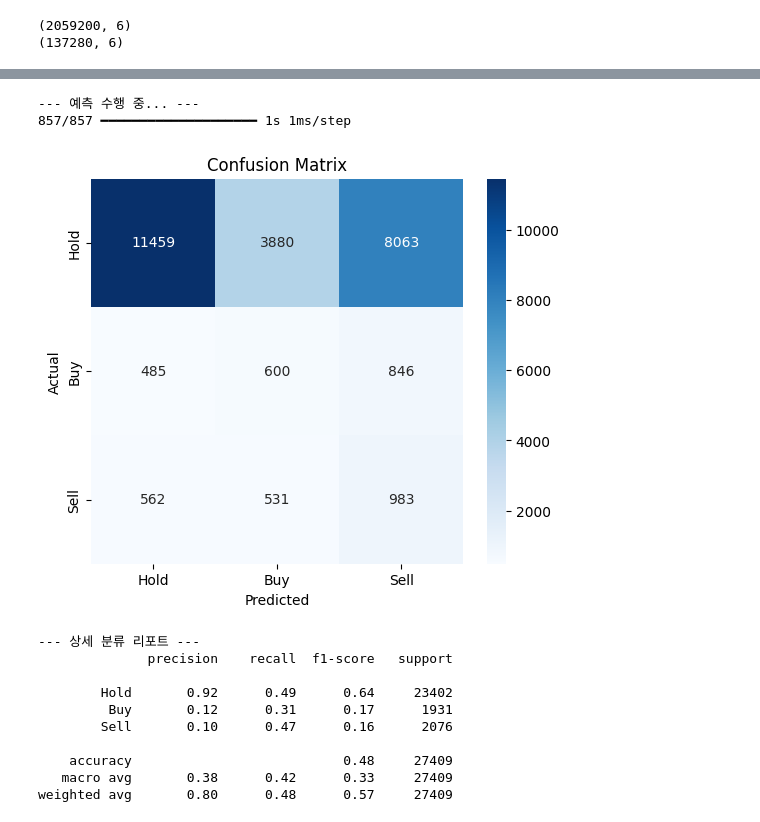
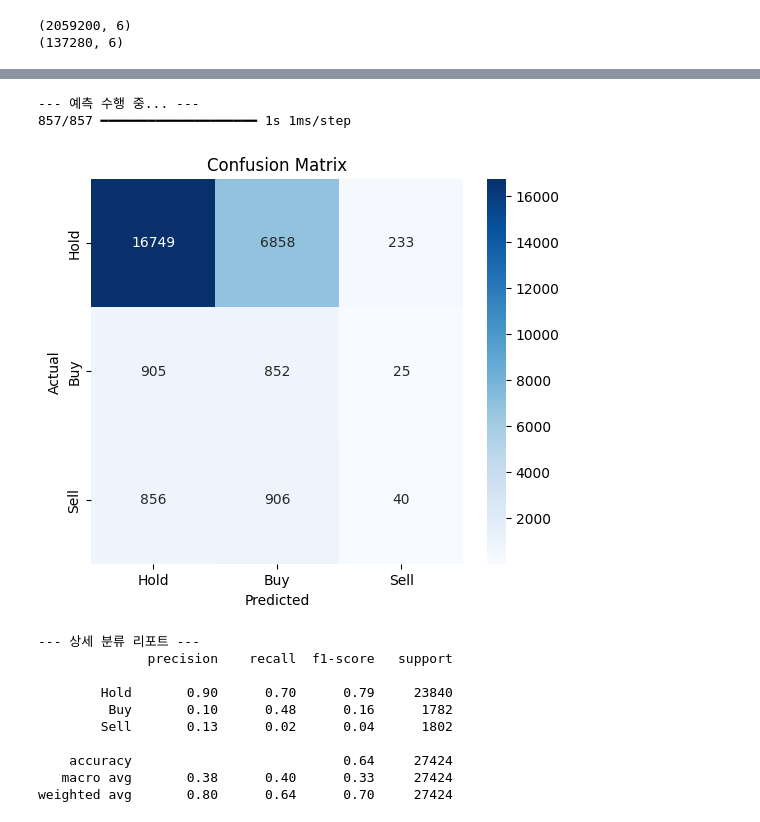
Before and after one commit to dongbin300/PyLab, a Jupyter notebook: Labs/Crypto/CNN-LSTM/CNN-LSTM2.ipynb, the cells around one changed output, grey strips where cells are left out. Saved outputs shown, nothing was run; the diff lists cells and outputs as text; code cells hidden in the pictures.

```diff
--- a/Labs/Crypto/CNN-LSTM/CNN-LSTM2.ipynb
+++ b/Labs/Crypto/CNN-LSTM/CNN-LSTM2.ipynb
@@ -133,7 +159,7 @@ df.shape
 # 데이터 정규화
 # ---------------------------------------------------------
 # 입력 피처 선택 (시간 제외, 미래 참조 데이터 제외)
-feature_cols = ['open', 'high', 'low', 'close', 'volume', 'ma_7', 'ma_25', 'ma_99', 'rsi', 'upper_band', 'lower_band', 'vol_change']
+feature_cols = ['open', 'high', 'low', 'close', 'volume', 'cci', 'cci_ma', 'cci_std', 'cci_upper', 'cci_lower', 'tenkan_sen', 'kijun_sen', 'senkou_span_a', 'senkou_span_b']
 target_col = 'label'
 # Train/Test 분리 (시계열 순서 유지)
 train_size = int(len(df) * 0.8)
@@ -324,45 +349,45 @@ Epoch 10/50
 # %%
 # ---------------------------------------------------------
 # 모델 평가 및 혼동 행렬 (Confusion Matrix)
 # ---------------------------------------------------------
 
 # 저장된 최고 성능 모델 불러오기
-best_model = tf.keras.models.load_model('best_btc_bot_model.keras')
+best_model = tf.keras.models.load_model('cci001_best_model.keras')
 
 # 테스트 데이터 예측
 print("\n--- 예측 수행 중... ---")
 pred_probs = best_model.predict(X_test)
 pred_classes = np.argmax(pred_probs, axis=1) # 확률 -> 0, 1, 2 클래스로 변환
 true_classes = np.argmax(y_test, axis=1)     # 정답 데이터
 
 # 혼동 행렬 시각화
 cm = confusion_matrix(true_classes, pred_classes)
 plt.figure(figsize=(6, 5))
 sns.heatmap(cm, annot=True, fmt='d', cmap='Blues',
             xticklabels=['Hold', 'Buy', 'Sell'],
             yticklabels=['Hold', 'Buy', 'Sell'])
 plt.xlabel('Predicted')
 plt.ylabel('Actual')
 plt.title('Confusion Matrix')
 plt.show()
 
 # 상세 리포트 출력
 print("\n--- 상세 분류 리포트 ---")
 print(classification_report(true_classes, pred_classes, target_names=['Hold', 'Buy', 'Sell']))
 # %% [output]
 --- 예측 수행 중... ---
 857/857 ━━━━━━━━━━━━━━━━━━━━ 1s 1ms/step
-[figure, old version]
+[figure, new version]
 --- 상세 분류 리포트 ---
               precision    recall  f1-score   support
 
-        Hold       0.92      0.49      0.64     23402
-         Buy       0.12      0.31      0.17      1931
-        Sell       0.10      0.47      0.16      2076
+        Hold       0.90      0.70      0.79     23840
+         Buy       0.10      0.48      0.16      1782
+        Sell       0.13      0.02      0.04      1802
 
-    accuracy                           0.48     27409
-   macro avg       0.38      0.42      0.33     27409
-weighted avg       0.80      0.48      0.57     27409
+    accuracy                           0.64     27424
+   macro avg       0.38      0.40      0.33     27424
+weighted avg       0.80      0.64      0.70     27424
 # %%
 # ---------------------------------------------------------
 # 백테스팅 (Backtesting Simulation)
```
Also changed, not shown: parts of 10 cells of this notebook, 7 other files.
